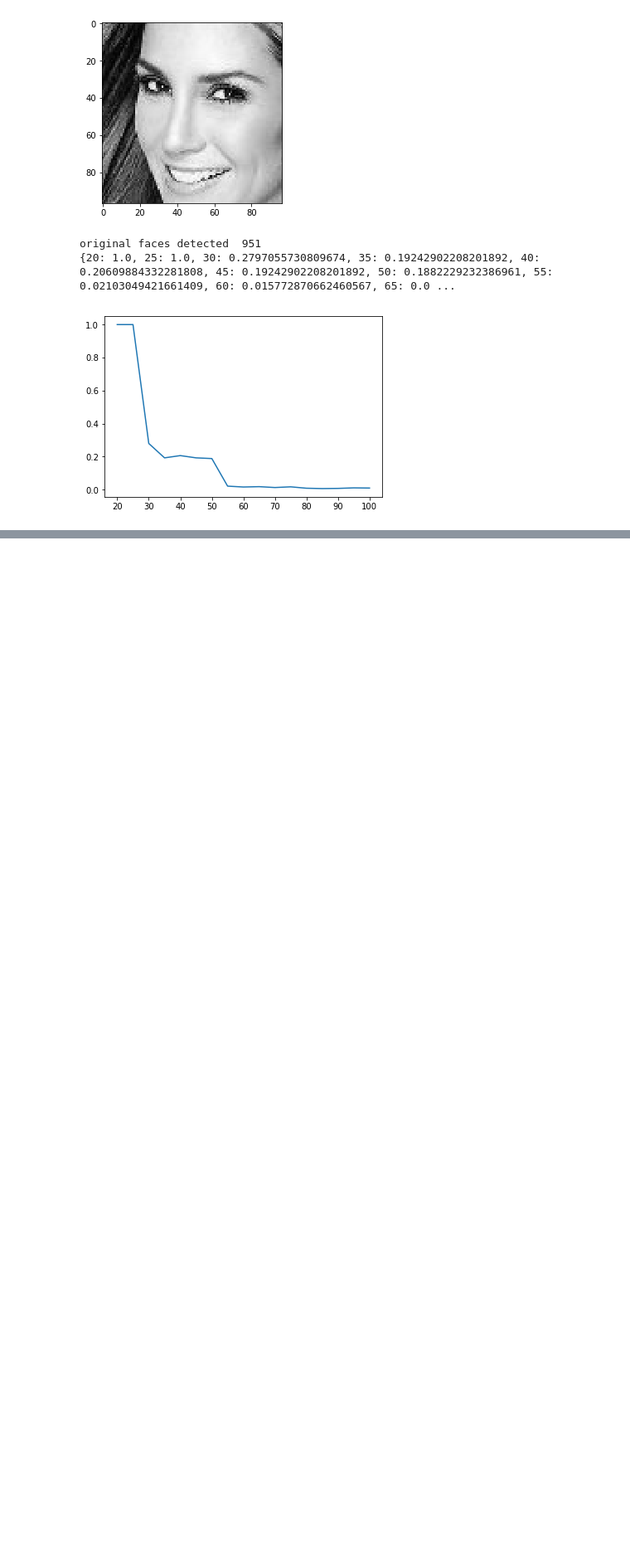
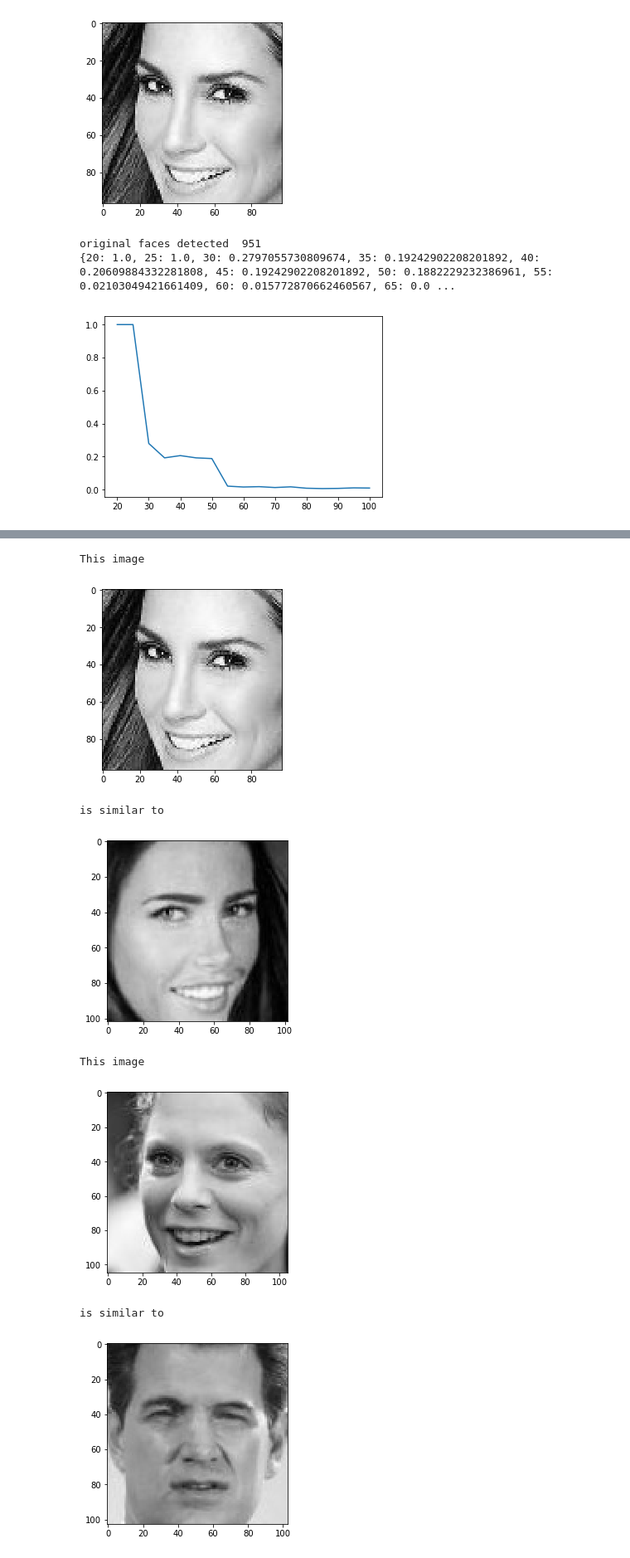
Before and after one commit to NnataKha/Pictures-Project, a Jupyter notebook: Main.ipynb, the cells around one changed output, grey strips where cells are left out. Shown at 83% size. Saved outputs shown, nothing was run; the diff lists cells and outputs as text; code cells hidden in the pictures; blank space fills up the shorter version.

Commit message:
Eigenvfaces
Eigenvfaces were calculated.
Closest eigenfaces were detected in l1-metrix.

```diff
--- a/Main.ipynb
+++ b/Main.ipynb
@@ -46,7 +46,7 @@ for file in files_list:
 # %%
 cr_files_list = listdir(mydir + cropdir)
 #show the result
-img = imread(mydir + cropdir + cr_files_list[0])
+img = cv2.imread(mydir + cropdir + cr_files_list[0])
 plt.imshow(img)
 plt.show()
 plt.close()
@@ -59,8 +59,8 @@ total = len(cr_files_list)
 for size in range(20, 101, 5):
     count = 0
     for file in cr_files_list:
-        img = fd.read(mydir + cropdir + file)
-        img = resize(img,(size,size))
+        img = cv2.imread(mydir + cropdir + file, 0)
+        img = cv2.resize(img,(size,size))
         if not fd.is_face_sz(img,int(size/10)):
             count += 1
     sd[size] = count/total
@@ -78,3 +78,27 @@ plt.show()
 plt.close()
 # %% [output]
 [figure]
+# %%
+size = 85
+num_pc = 10
+num_files = len(cr_files_list[:100])
+eigen_vectors = np.empty([num_files, size*num_pc])
+eigen_faces = np.empty([num_files, size*num_pc])
+eig_mean = np.empty([num_files,size])
+for ind in range(num_files):
+    img = cv2.imread(mydir + cropdir + cr_files_list[ind], 0)
+    img = cv2.resize(img,(size,size))
+    mean, eigenVectors = cv2.PCACompute(img, mean=None, maxComponents=num_pc)
+    face = cv2.PCAProject(img, mean, eigenVectors)
+    eigen_vectors[ind,:] = np.reshape(eigenVectors, [1,size*num_pc])
+    eigen_faces[ind,:] = np.reshape(face, [1,size*num_pc])
+    eig_mean[ind,:] = mean
+# %%
+#find the closest vector in l1
+similar = []
+for ind in range(num_files):
+    v = eigen_vectors[ind]
+    x = np.abs(eigen_vectors-v)
+    s = np.sum(x, axis=1)
+    similar.append(np.argmin(s[np.nonzero(s)]))
+print(similar)
@@ -80,0 +107,21 @@ plt.close()
+# %%
+#Similarities in l1 metrix
+for i in range(5):
+    print('This image')
+    img = cv2.imread(mydir + cropdir + cr_files_list[i])
+    plt.imshow(img)
+    plt.show()
+    print('is similar to ')
+    img = cv2.imread(mydir + cropdir + cr_files_list[similar[i]])
+    plt.imshow(img)
+    plt.show()
+    plt.close()
+# %% [output]
+This image
+[figure, added]
+is similar to
+[figure, added]
+This image
+[figure, added]
+is similar to
+[figure, added]
```
Also changed, not shown: parts of 5 cells of this notebook.
